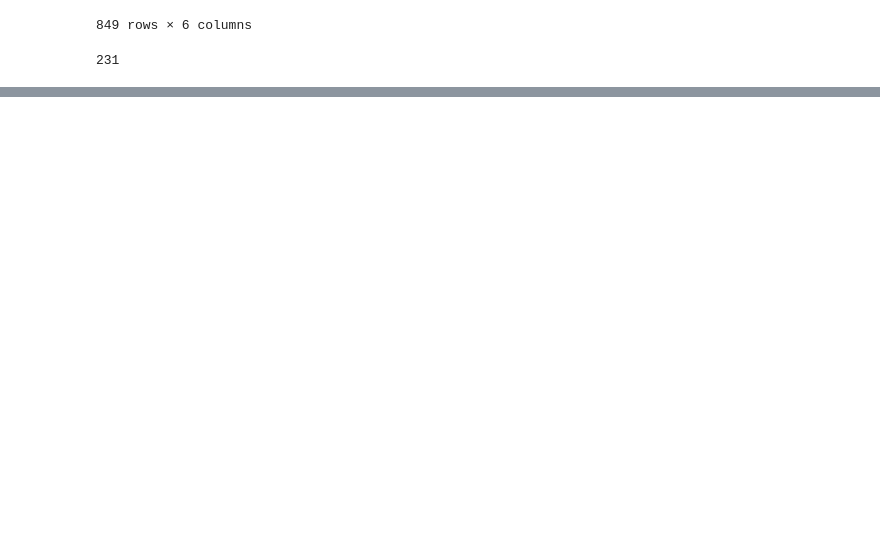
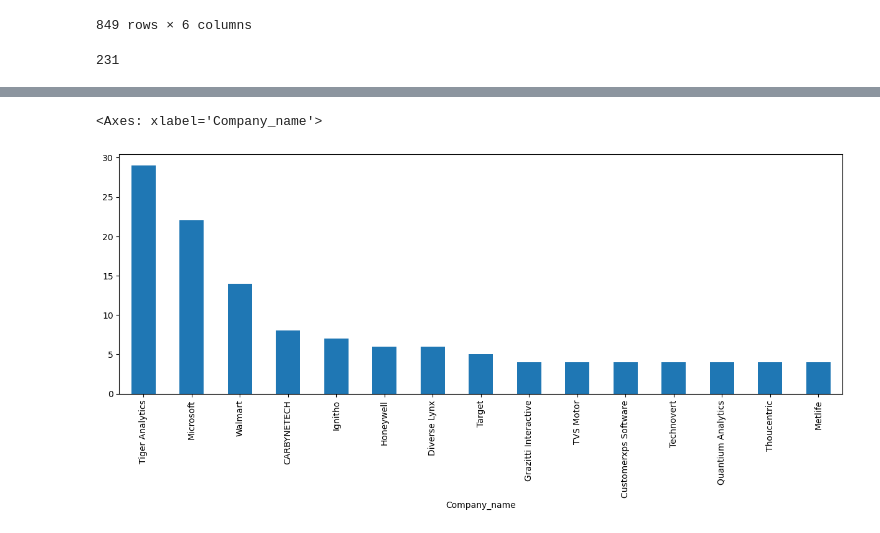
Before and after one commit to harshlohani/Job_Market_Analysis, a Jupyter notebook: Job_analysis_EDA.ipynb, the cells around one changed output, grey strips where cells are left out. Cells and saved outputs as stored; diff of their text form; code cells hidden in the pictures; blank space fills up the shorter version.

Commit message:
added further code for bar plot and other changes

```diff
--- a/Job_analysis_EDA.ipynb
+++ b/Job_analysis_EDA.ipynb
@@ -63,0 +72,6 @@ data['Company_name'].isna().sum()
+# %%
+f,ax=plt.subplots(figsize=(15,5))
+data['Company_name'].value_counts().head(15).plot(kind = 'bar')
+# %% [output]
+<Axes: xlabel='Company_name'>
+[figure, added]
```
Also changed, not shown: parts of 4 cells of this notebook.
